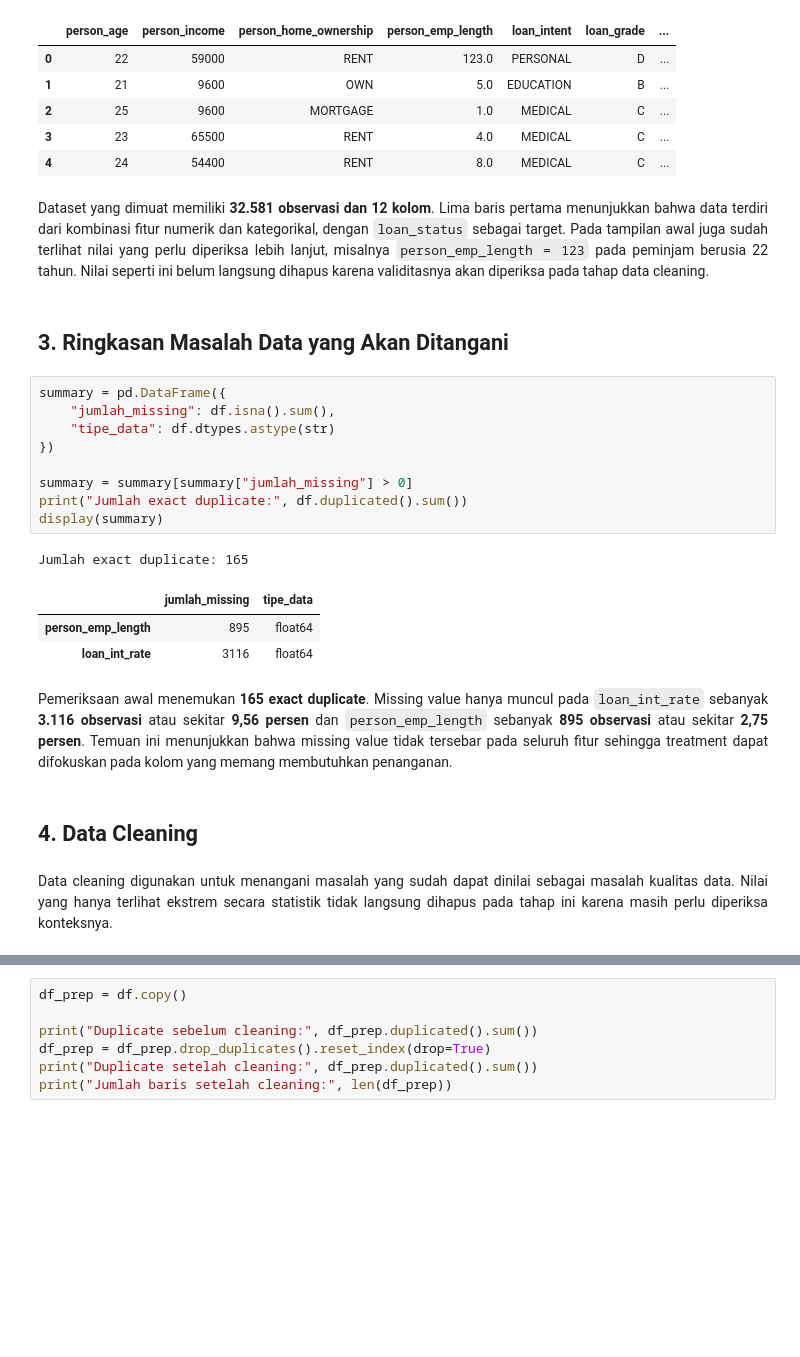
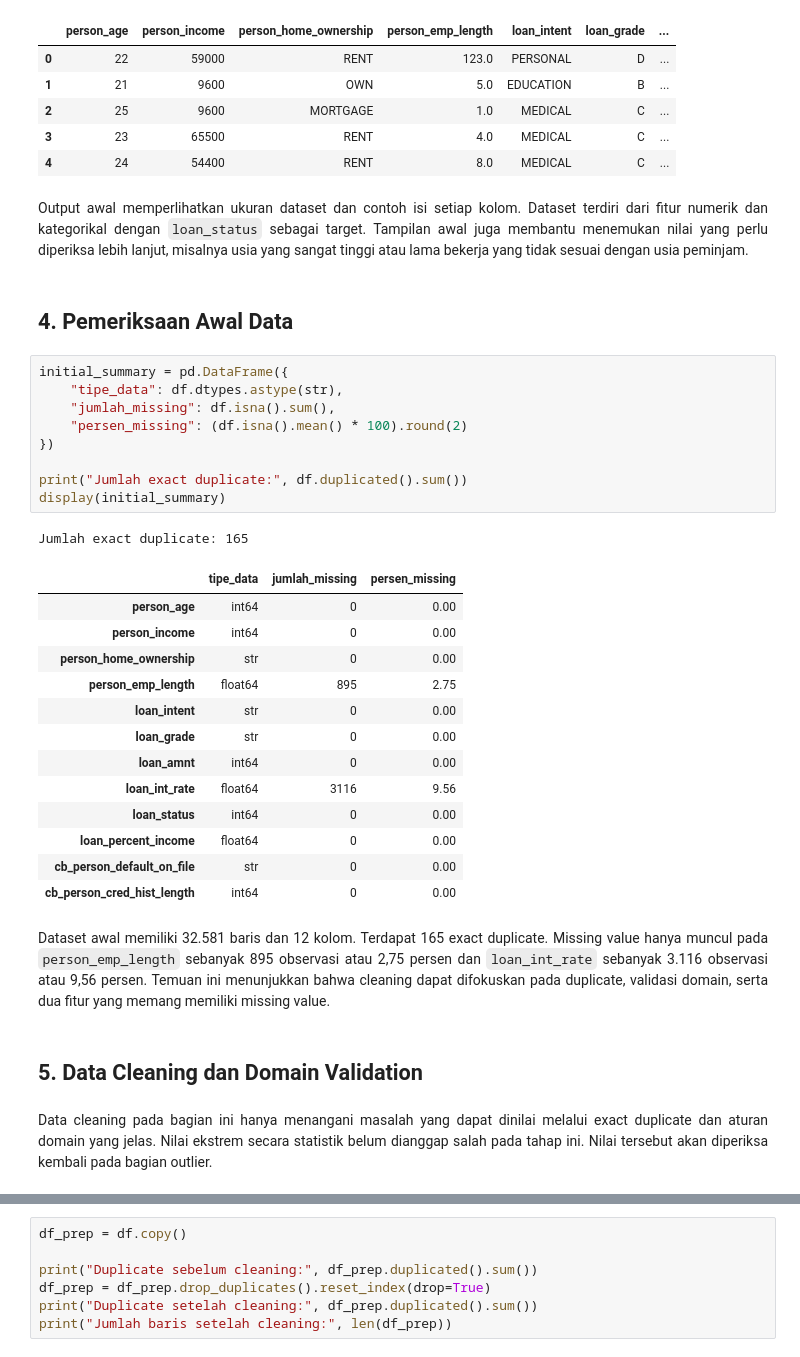
Before and after one commit to khansafiryal/Preprocessing_DSMBC, a Jupyter notebook: DSMBC_Day2_Preprocessing.ipynb, the cells around one changed output, grey strips where cells are left out. Cells and saved outputs as stored; diff of their text form; blank space fills up the shorter version.

```diff
--- a/DSMBC_Day2_Preprocessing.ipynb
+++ b/DSMBC_Day2_Preprocessing.ipynb
@@ -66,27 +91,37 @@ Jumlah baris dan kolom: (32581, 12)
 | 3 | 23 | 65500 | RENT | 4.0 | MEDICAL | C | ... |
 | 4 | 24 | 54400 | RENT | 8.0 | MEDICAL | C | ... |
 # %% [markdown]
-<div style="text-align: justify; line-height: 1.65;">Dataset yang dimuat memiliki <b>32.581 observasi dan 12 kolom</b>. Lima baris pertama menunjukkan bahwa data terdiri dari kombinasi fitur numerik dan kategorikal, dengan <code>loan_status</code> sebagai target. Pada tampilan awal juga sudah terlihat nilai yang perlu diperiksa lebih lanjut, misalnya <code>person_emp_length = 123</code> pada peminjam berusia 22 tahun. Nilai seperti ini belum langsung dihapus karena validitasnya akan diperiksa pada tahap data cleaning.</div>
+<div style="text-align: justify; line-height: 1.65;">Output awal memperlihatkan ukuran dataset dan contoh isi setiap kolom. Dataset terdiri dari fitur numerik dan kategorikal dengan <code>loan_status</code> sebagai target. Tampilan awal juga membantu menemukan nilai yang perlu diperiksa lebih lanjut, misalnya usia yang sangat tinggi atau lama bekerja yang tidak sesuai dengan usia peminjam.</div>
-# %% [markdown]
-## **3. Ringkasan Masalah Data yang Akan Ditangani**
+# %% [markdown]
+## **4. Pemeriksaan Awal Data**
 # %%
-summary = pd.DataFrame({
+initial_summary = pd.DataFrame({
+    "tipe_data": df.dtypes.astype(str),
     "jumlah_missing": df.isna().sum(),
-    "tipe_data": df.dtypes.astype(str)
+    "persen_missing": (df.isna().mean() * 100).round(2)
 })
 
-summary = summary[summary["jumlah_missing"] > 0]
 print("Jumlah exact duplicate:", df.duplicated().sum())
-display(summary)
+display(initial_summary)
 # %% [output]
 Jumlah exact duplicate: 165
-|  | jumlah_missing | tipe_data |
-| person_emp_length | 895 | float64 |
-| loan_int_rate | 3116 | float64 |
+|  | tipe_data | jumlah_missing | persen_missing |
+| person_age | int64 | 0 | 0.00 |
+| person_income | int64 | 0 | 0.00 |
+| person_home_ownership | str | 0 | 0.00 |
+| person_emp_length | float64 | 895 | 2.75 |
+| loan_intent | str | 0 | 0.00 |
+| loan_grade | str | 0 | 0.00 |
+| loan_amnt | int64 | 0 | 0.00 |
+| loan_int_rate | float64 | 3116 | 9.56 |
+| loan_status | int64 | 0 | 0.00 |
+| loan_percent_income | float64 | 0 | 0.00 |
+| cb_person_default_on_file | str | 0 | 0.00 |
+| cb_person_cred_hist_length | int64 | 0 | 0.00 |
 # %% [markdown]
-<div style="text-align: justify; line-height: 1.65;">Pemeriksaan awal menemukan <b>165 exact duplicate</b>. Missing value hanya muncul pada <code>loan_int_rate</code> sebanyak <b>3.116 observasi</b> atau sekitar <b>9,56 persen</b> dan <code>person_emp_length</code> sebanyak <b>895 observasi</b> atau sekitar <b>2,75 persen</b>. Temuan ini menunjukkan bahwa missing value tidak tersebar pada seluruh fitur sehingga treatment dapat difokuskan pada kolom yang memang membutuhkan penanganan.</div>
+<div style="text-align: justify; line-height: 1.65;">Dataset awal memiliki 32.581 baris dan 12 kolom. Terdapat 165 exact duplicate. Missing value hanya muncul pada <code>person_emp_length</code> sebanyak 895 observasi atau 2,75 persen dan <code>loan_int_rate</code> sebanyak 3.116 observasi atau 9,56 persen. Temuan ini menunjukkan bahwa cleaning dapat difokuskan pada duplicate, validasi domain, serta dua fitur yang memang memiliki missing value.</div>
 # %% [markdown]
-## **4. Data Cleaning**
+## **5. Data Cleaning dan Domain Validation**
 # %% [markdown]
-<div style="text-align: justify; line-height: 1.65;">Data cleaning digunakan untuk menangani masalah yang sudah dapat dinilai sebagai masalah kualitas data. Nilai yang hanya terlihat ekstrem secara statistik tidak langsung dihapus pada tahap ini karena masih perlu diperiksa konteksnya.</div>
+<div style="text-align: justify; line-height: 1.65;">Data cleaning pada bagian ini hanya menangani masalah yang dapat dinilai melalui exact duplicate dan aturan domain yang jelas. Nilai ekstrem secara statistik belum dianggap salah pada tahap ini. Nilai tersebut akan diperiksa kembali pada bagian outlier.</div>
 # %% [markdown]
```
Also changed, not shown: parts of 214 cells of this notebook.
